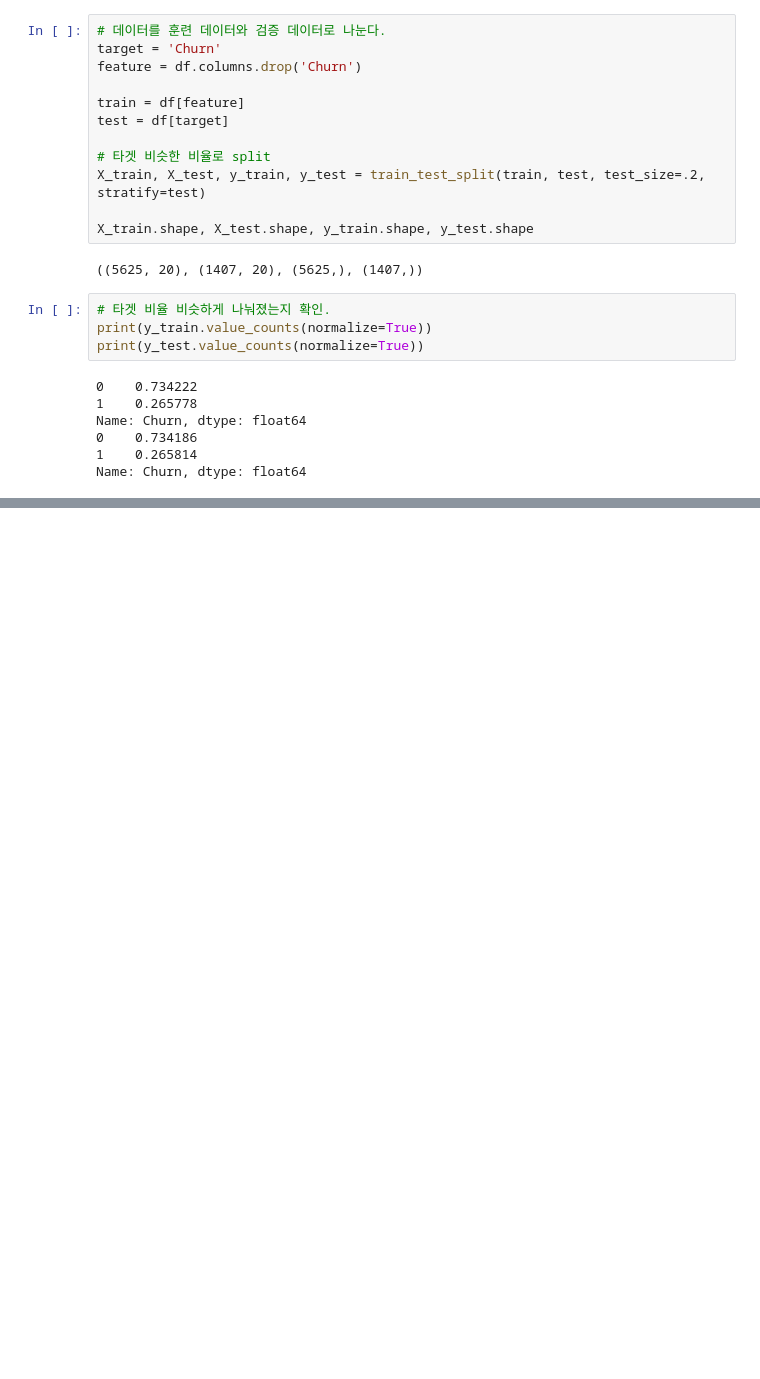
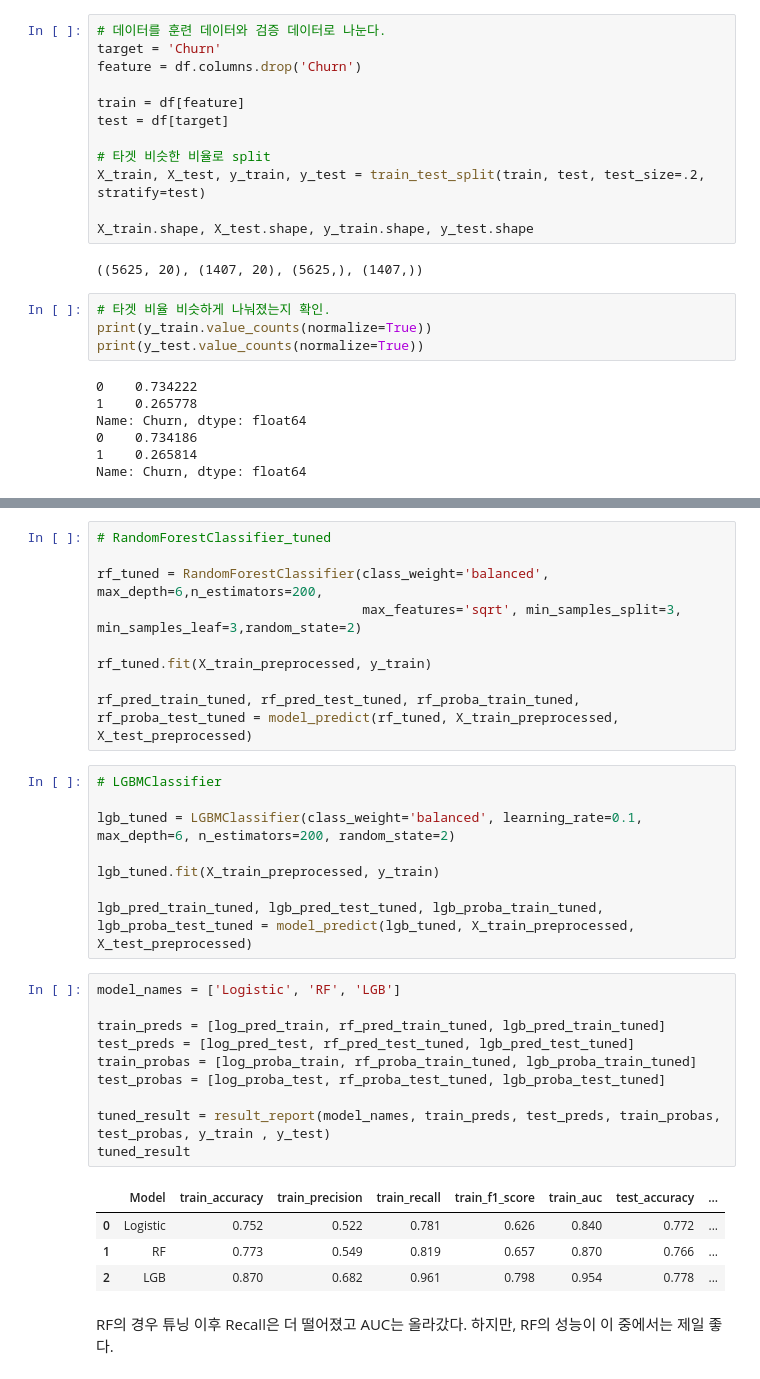
Before and after one commit to maengg/Customer_churn, a Jupyter notebook: Customer_churn.ipynb, the cells around one changed output, grey strips where cells are left out. Cells and saved outputs as stored; diff of their text form; blank space fills up the shorter version.

```diff
--- a/Customer_churn.ipynb
+++ b/Customer_churn.ipynb
@@ -704,0 +790,34 @@ result_report(train_preds, test_preds, y_train_over ,y_test)
+# %%
+# RandomForestClassifier_tuned
+
+rf_tuned = RandomForestClassifier(class_weight='balanced', max_depth=6,n_estimators=200,
+                                  max_features='sqrt', min_samples_split=3, min_samples_leaf=3,random_state=2)
+
+rf_tuned.fit(X_train_preprocessed, y_train)
+
+rf_pred_train_tuned, rf_pred_test_tuned, rf_proba_train_tuned, rf_proba_test_tuned = model_predict(rf_tuned, X_train_preprocessed, X_test_preprocessed)
+# %%
+# LGBMClassifier
+
+lgb_tuned = LGBMClassifier(class_weight='balanced', learning_rate=0.1, max_depth=6, n_estimators=200, random_state=2)
+
+lgb_tuned.fit(X_train_preprocessed, y_train)
+
+lgb_pred_train_tuned, lgb_pred_test_tuned, lgb_proba_train_tuned, lgb_proba_test_tuned = model_predict(lgb_tuned, X_train_preprocessed, X_test_preprocessed)
+# %%
+model_names = ['Logistic', 'RF', 'LGB']
+
+train_preds = [log_pred_train, rf_pred_train_tuned, lgb_pred_train_tuned]
+test_preds = [log_pred_test, rf_pred_test_tuned, lgb_pred_test_tuned]
+train_probas = [log_proba_train, rf_proba_train_tuned, lgb_proba_train_tuned]
+test_probas = [log_proba_test, rf_proba_test_tuned, lgb_proba_test_tuned]
+
+tuned_result = result_report(model_names, train_preds, test_preds, train_probas, test_probas, y_train , y_test)
+tuned_result
+# %% [output]
+|  | Model | train_accuracy | train_precision | train_recall | train_f1_score | train_auc | test_accuracy | ... |
+| 0 | Logistic | 0.752 | 0.522 | 0.781 | 0.626 | 0.840 | 0.772 | ... |
+| 1 | RF | 0.773 | 0.549 | 0.819 | 0.657 | 0.870 | 0.766 | ... |
+| 2 | LGB | 0.870 | 0.682 | 0.961 | 0.798 | 0.954 | 0.778 | ... |
+# %% [markdown]
+RF의 경우 튜닝 이후 Recall은 더 떨어졌고 AUC는 올라갔다. 하지만, RF의 성능이 이 중에서는 제일 좋다.
```
Also changed, not shown: parts of 67 cells of this notebook.
